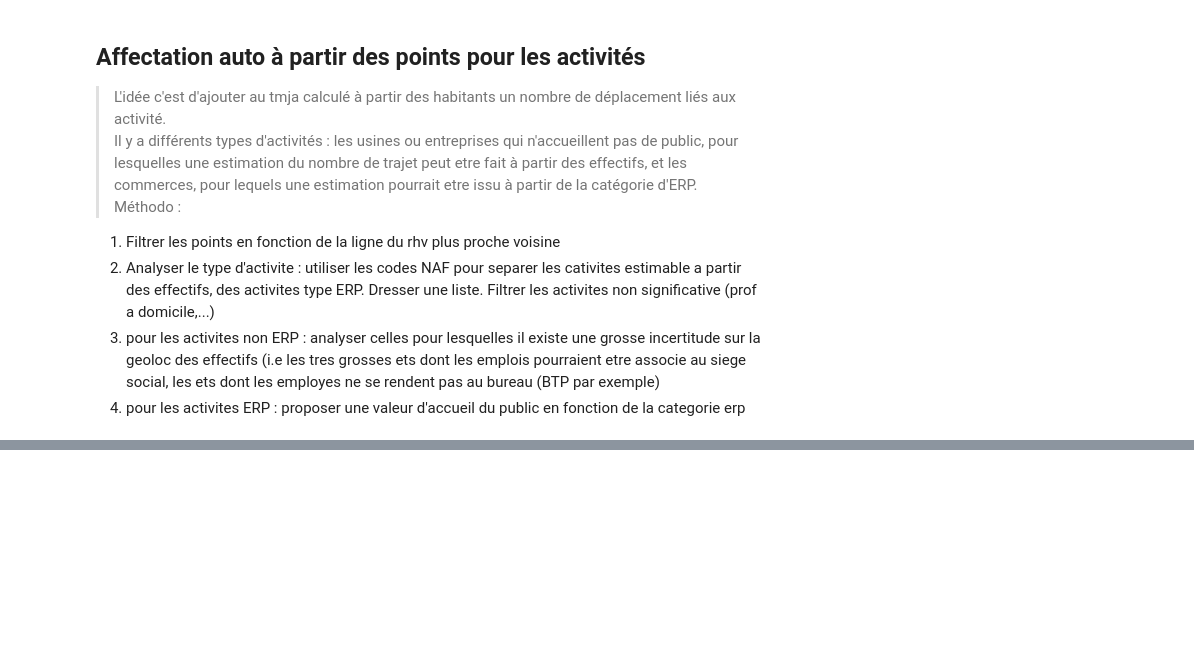
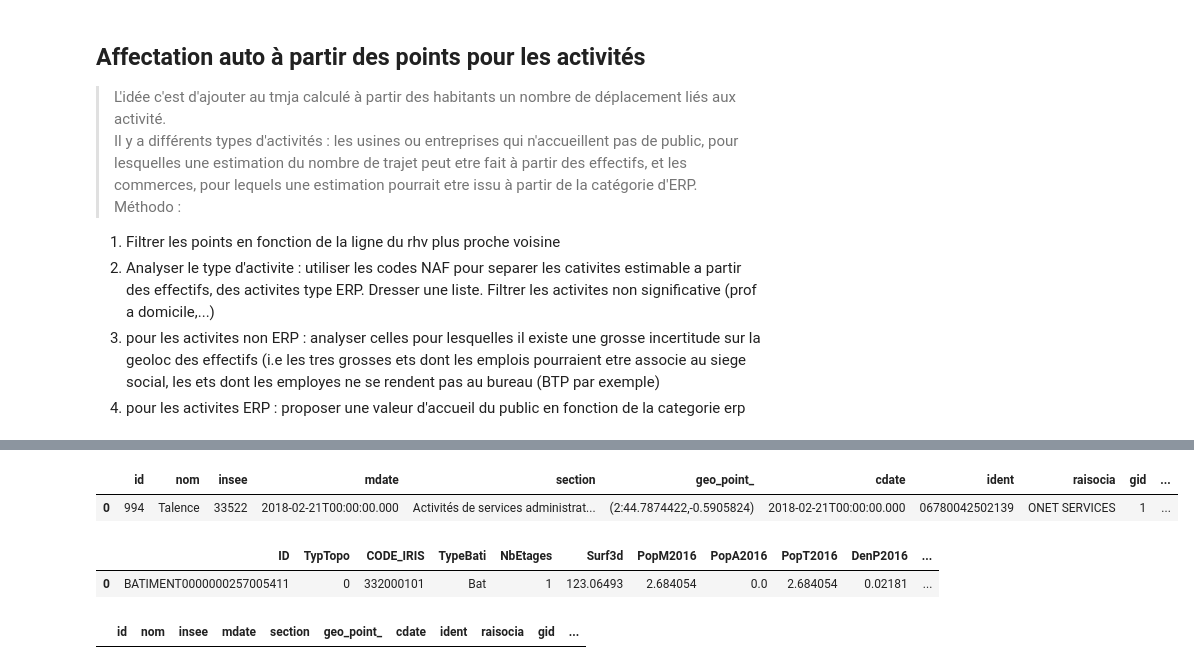
Before and after one commit to nantodevison/Lin_uniq_BdxM, a Jupyter notebook: Lin_uniq_BdxM/Traitements/traitements.ipynb, the cells around one changed output, grey strips where cells are left out. Saved outputs shown, nothing was run; the diff lists cells and outputs as text; code cells hidden in the pictures; blank space fills up the shorter version.

Commit message:
ajout activite pour cat 4

```diff
--- a/Lin_uniq_BdxM/Traitements/traitements.ipynb
+++ b/Lin_uniq_BdxM/Traitements/traitements.ipynb
@@ -667,0 +690,10 @@ UniteLegale=pd.read_csv(r'D:\Boulot\AffairesEnCours\Linearisation_BM\C19SA0101\C
+# %%
+ppvActiviteRhv.head(1)
+# %% [output]
+|  | id | nom | insee | mdate | section | geo_point_ | cdate | ident | raisocia | gid | ... |
+| 0 | 994 | Talence | 33522 | 2018-02-21T00:00:00.000 | Activités de services administrat... | (2:44.7874422,-0.5905824) | 2018-02-21T00:00:00.000 | 06780042502139 | ONET SERVICES | 1 | ... |
+# %%
+bati_ligne_proche.head(1)
+# %% [output]
+|  | ID | TypTopo | CODE_IRIS | TypeBati | NbEtages | Surf3d | PopM2016 | PopA2016 | PopT2016 | DenP2016 | ... |
+| 0 | BATIMENT0000000257005411 | 0 | 332000101 | Bat | 1 | 123.06493 | 2.684054 | 0.0 | 2.684054 | 0.02181 | ... |
@@ -667,0 +716,4 @@ UniteLegale=pd.read_csv(r'D:\Boulot\AffairesEnCours\Linearisation_BM\C19SA0101\C
+# %%
+ppvActiviteRhv.rename(columns={'id':'ID','ident':'siren','ident_rhv':'ident'})
+# %% [output]
+|  | id | nom | insee | mdate | section | geo_point_ | cdate | ident | raisocia | gid | ... |
```
Also changed, not shown: parts of 12 cells of this notebook, 1 other file.
